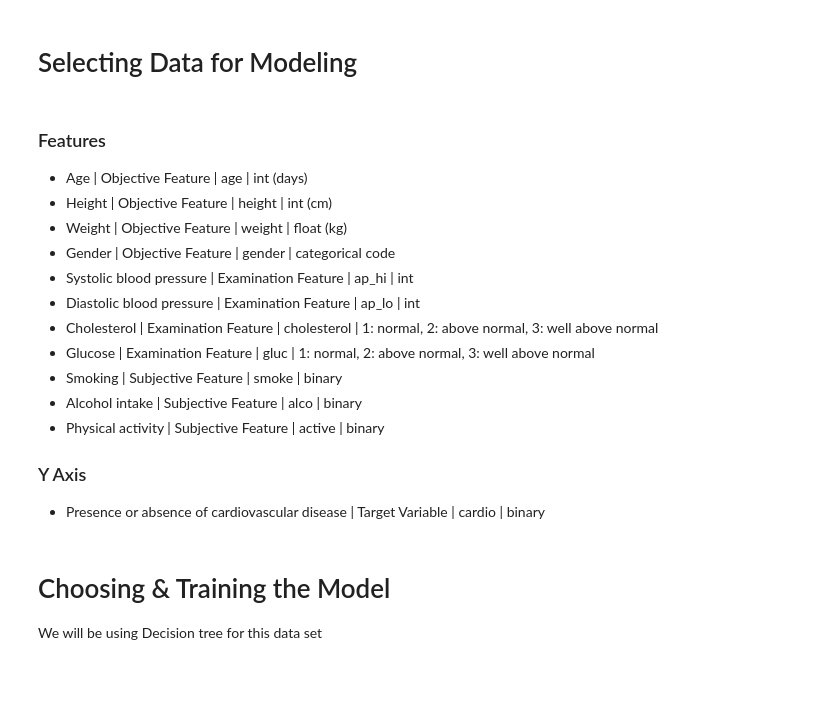
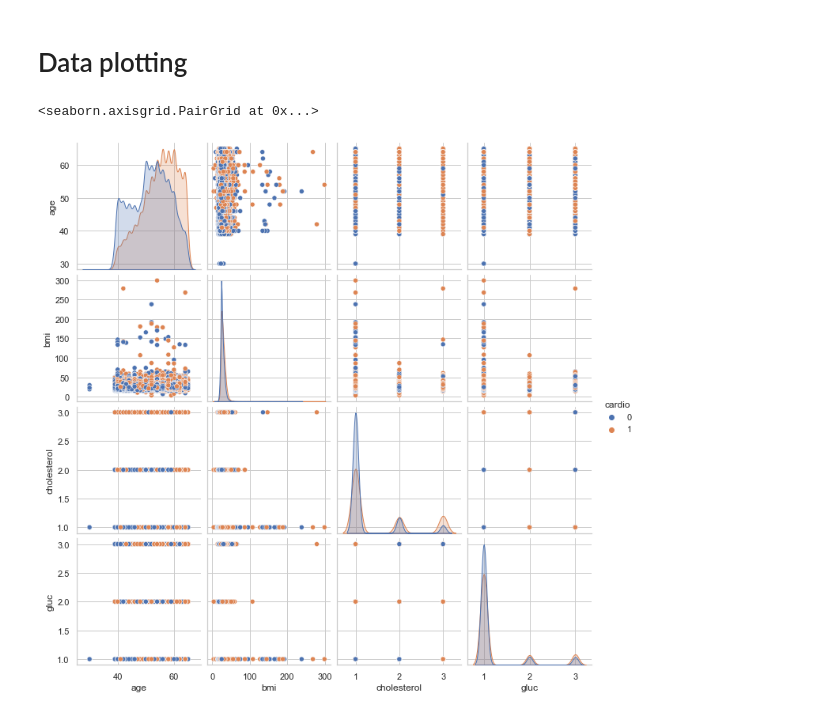
Before and after one commit to muzammilhussnain0786/CardioDiseasePrediction, a Jupyter notebook: heart_disease_prevention.ipynb, the cells around one changed output. Cells and saved outputs as stored; diff of their text form; code cells hidden in the pictures; blank space fills up the shorter version.

Commit message:
Decision Tree Model

```diff
--- a/heart_disease_prevention.ipynb
+++ b/heart_disease_prevention.ipynb
@@ -0,0 +18,8 @@
+# %%
+import pandas as pd
+
+file_path = 'cardio_train_dataset.csv'
+
+cardio_data_frame = pd.read_csv(file_path)
+
+cardio_data_frame.head()
@@ -0,0 +37,5 @@
+# %%
+conversion_dictionary = { 'F' : 1, 'M' : 2  }
+
+cardio_data_frame = cardio_data_frame.replace({"gender" : conversion_dictionary})
+cardio_data_frame.head()
@@ -22,0 +51,10 @@ cardio_data_frame.describe()
+# %%
+cardio_data_frame = cardio_data_frame.dropna()
+
+cardio_data_frame = cardio_data_frame.drop('id', axis=1)
+
+cardio_data_frame['age'] = round(cardio_data_frame['age'] / 365)
+
+cardio_data_frame['bmi'] = cardio_data_frame['weight'] / (cardio_data_frame['height'] / 100)**2
+
+cardio_data_frame.head()
@@ -23,2 +99,2 @@ cardio_data_frame.describe()
 # %% [markdown]
-# Selecting Data for Modeling
+# Data plotting
@@ -27,20 +101,12 @@ cardio_data_frame = cardio_data_frame.dropna()
-# %% [markdown]
-### Features
-- Age | Objective Feature | age | int (days)
-- Height | Objective Feature | height | int (cm)
-- Weight | Objective Feature | weight | float (kg)
-- Gender | Objective Feature | gender | categorical code
-- Systolic blood pressure | Examination Feature | ap_hi | int
-- Diastolic blood pressure | Examination Feature | ap_lo | int
-- Cholesterol | Examination Feature | cholesterol | 1: normal, 2: above normal, 3: well above normal
-- Glucose | Examination Feature | gluc | 1: normal, 2: above normal, 3: well above normal
-- Smoking | Subjective Feature | smoke | binary
-- Alcohol intake | Subjective Feature | alco | binary
-- Physical activity | Subjective Feature | active | binary
-
-
-### Y Axis
- - Presence or absence of cardiovascular disease | Target Variable | cardio | binary
-# %% [markdown]
-# Choosing & Training the Model
-We will be using Decision tree for this data set
+# %%
+import seaborn as sns
+
+cardio_features = ['age', 'bmi', 'cholesterol', 'gluc', 'cardio']
+
+#sns.pairplot(x_vars=cardio_features, y_vars=cardio_features, data=cardio_data_frame, palette='bright')
+#cardio_data_frame[cardio_features].corr()
+
+sns.pairplot(data=cardio_data_frame[cardio_features], hue='cardio')
+# %% [output]
+<seaborn.axisgrid.PairGrid at 0x...>
+[figure, added]
```
Also changed, not shown: parts of 23 cells of this notebook, 2 other files.
